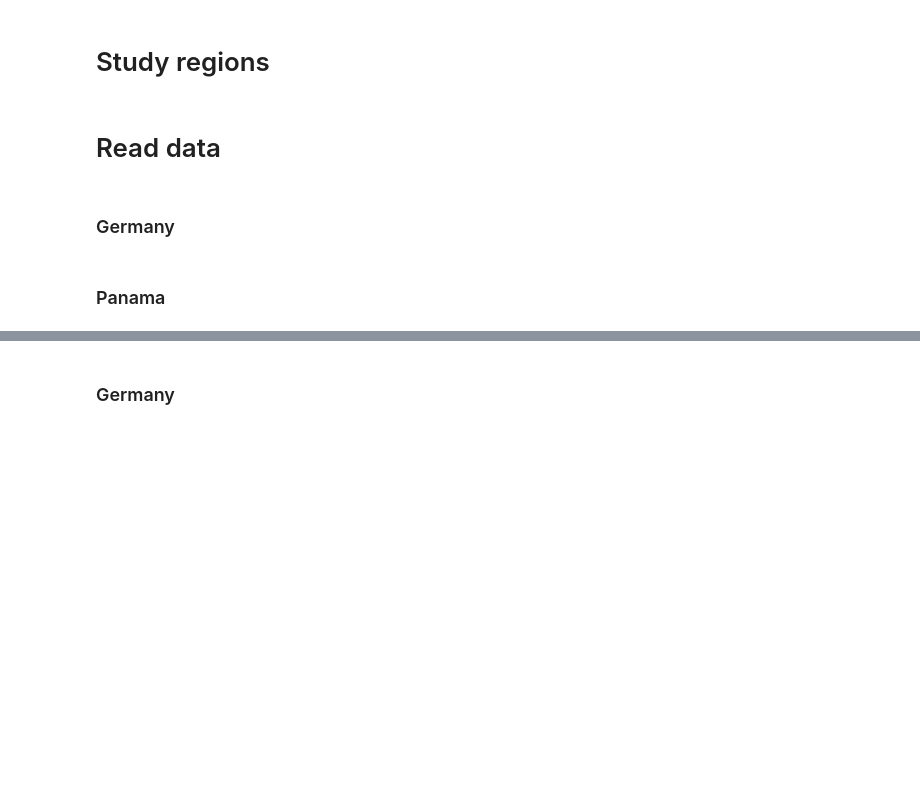
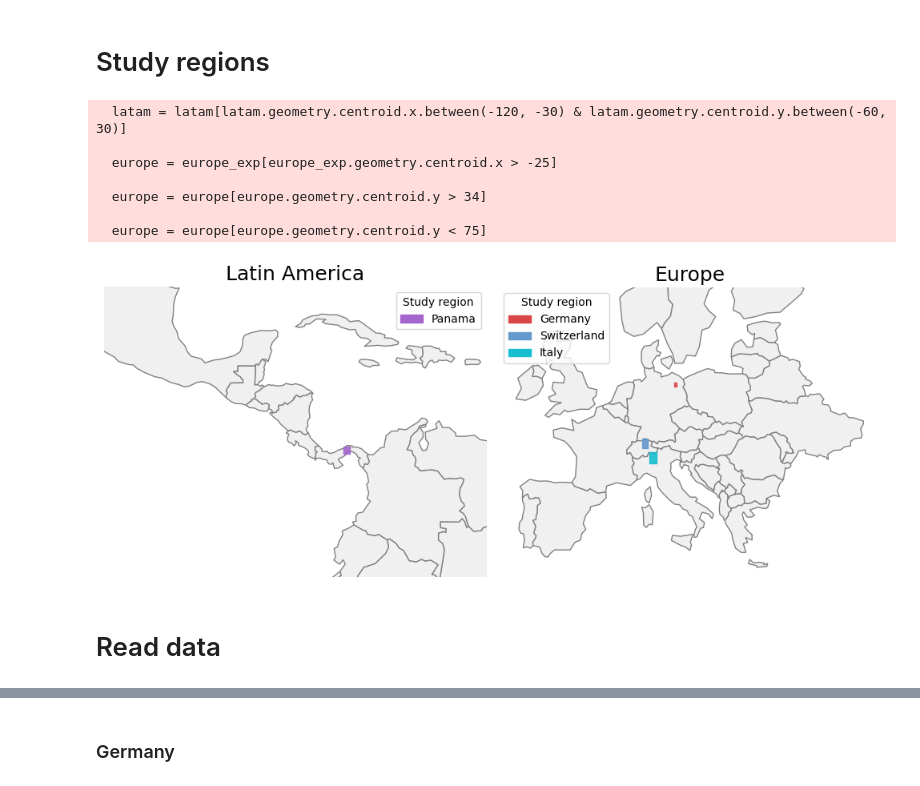
Before and after one commit to annalisefishell/MasterThesis, a Jupyter notebook: evaluation.ipynb, the cells around one changed output, grey strips where cells are left out. Drawn from its saved outputs; the diff is of its cells as text; code cells hidden in the pictures; blank space fills up the shorter version.

Commit message:
result figures

```diff
--- a/evaluation.ipynb
+++ b/evaluation.ipynb
@@ -28,21 +24,28 @@ swiss_aoi_path = 'data/Switzerland/switzerland_rect.shp'
 # %% [markdown]
 # Study regions
 # %%
-# de_aoi = dp.get_aoi_geometry(de_aoi_path, False)
-# de_aoi = de_aoi.set_crs(COORD_SYSTEM, allow_override=True)
+de_aoi = dp.get_aoi_geometry(de_aoi_path, False)
+de_aoi = de_aoi.set_crs(COORD_SYSTEM, allow_override=True)
 
-# italy_aoi = dp.get_aoi_geometry(italy_aoi_path, False)
-# italy_aoi = italy_aoi.set_crs(COORD_SYSTEM, allow_override=True)
+italy_aoi = dp.get_aoi_geometry(italy_aoi_path, False)
+italy_aoi = italy_aoi.set_crs(COORD_SYSTEM, allow_override=True)
 
-# swiss_aoi = dp.get_aoi_geometry(swiss_aoi_path, False)
-# swiss_aoi = swiss_aoi.set_crs(COORD_SYSTEM, allow_override=True)
+swiss_aoi = dp.get_aoi_geometry(swiss_aoi_path, False)
+swiss_aoi = swiss_aoi.set_crs(COORD_SYSTEM, allow_override=True)
 
-# pa_aoi = dp.get_aoi_geometry(pa_aoi_path, False)
-# pa_aoi = pa_aoi.set_crs(COORD_SYSTEM, allow_override=True)
+pa_aoi = dp.get_aoi_geometry(pa_aoi_path, False)
+pa_aoi = pa_aoi.set_crs(COORD_SYSTEM, allow_override=True)
 
-# polygons = [de_aoi[0], italy_aoi[0], swiss_aoi[0], pa_aoi[0]]
-# p.plot_aois_on_map(polygons)
+polygons = [de_aoi[0], swiss_aoi[0], italy_aoi[0], pa_aoi[0]]
+p.plot_aois_on_map(polygons)
+# %% [output]
+  latam = latam[latam.geometry.centroid.x.between(-120, -30) & latam.geometry.centroid.y.between(-60, 30)]
+
+  europe = europe_exp[europe_exp.geometry.centroid.x > -25]
+
+  europe = europe[europe.geometry.centroid.y > 34]
+
+  europe = europe[europe.geometry.centroid.y < 75]
+[figure, added]
 # %% [markdown]
 # Read data
-# %% [markdown]
-### Germany
@@ -51,2 +51,0 @@ de_results = dp.read_eval_file(de_results_path)
-# %% [markdown]
-### Panama
```
Also changed, not shown: parts of 27 cells of this notebook, 3 other files.
